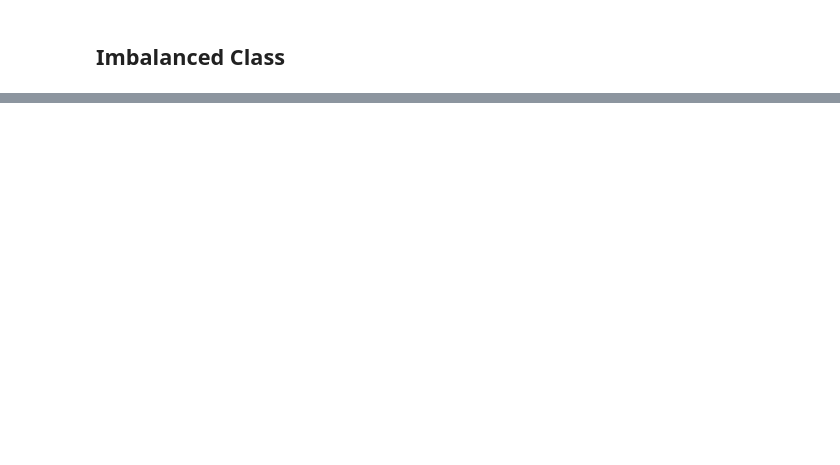
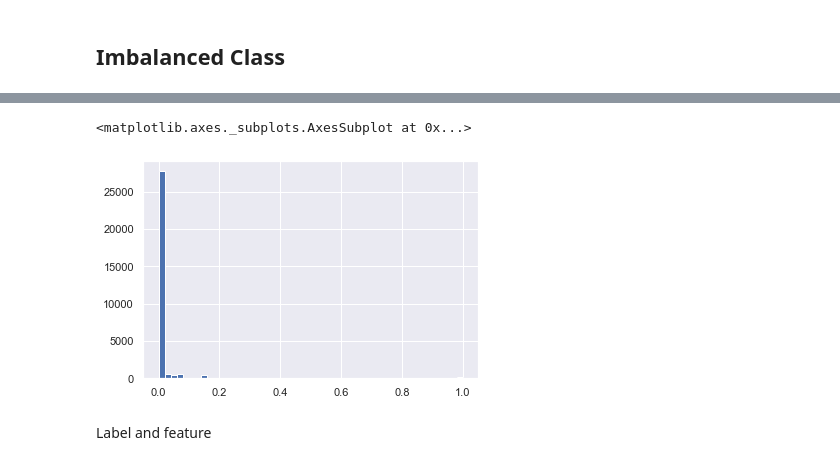
Before and after one commit to xiaomiaoright/DSApplication_DonationTargets, a Jupyter notebook: Classification.ipynb, the cells around one changed output, grey strips where cells are left out. Drawn from its saved outputs; the diff is of its cells as text; code cells hidden in the pictures; blank space fills up the shorter version.

```diff
--- a/Classification.ipynb
+++ b/Classification.ipynb
@@ -737,0 +752,3 @@ df[df['workclass'] == " ?"].shape
+# %%
+df_processed = df.copy()
+df_processed.shape
@@ -737,0 +773,5 @@ df[df['workclass'] == " ?"].shape
+# %%
+from sklearn.preprocessing import MinMaxScaler
+scaler = MinMaxScaler()
+df_processed[num_cols] = scaler.fit_transform(df_processed[num_cols])
+df_processed.head(10)
@@ -737,0 +802,7 @@ df[df['workclass'] == " ?"].shape
+# %%
+df_processed['capital-gain'].hist(bins=50)
+# %% [output]
+<matplotlib.axes._subplots.AxesSubplot at 0x...>
+[figure, added]
+# %% [markdown]
+Label and feature
```
Also changed, not shown: parts of 96 cells of this notebook.
